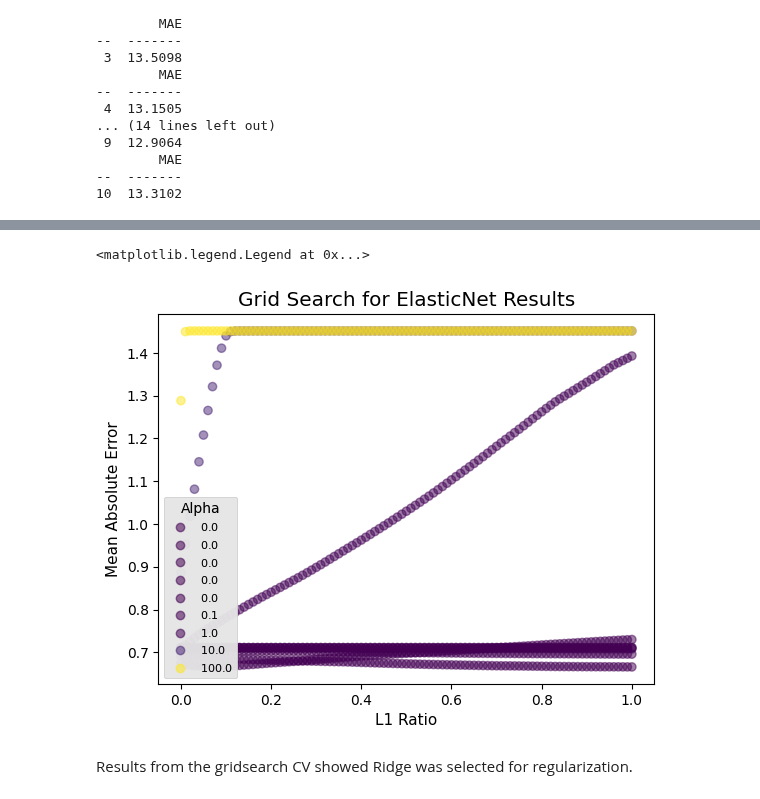
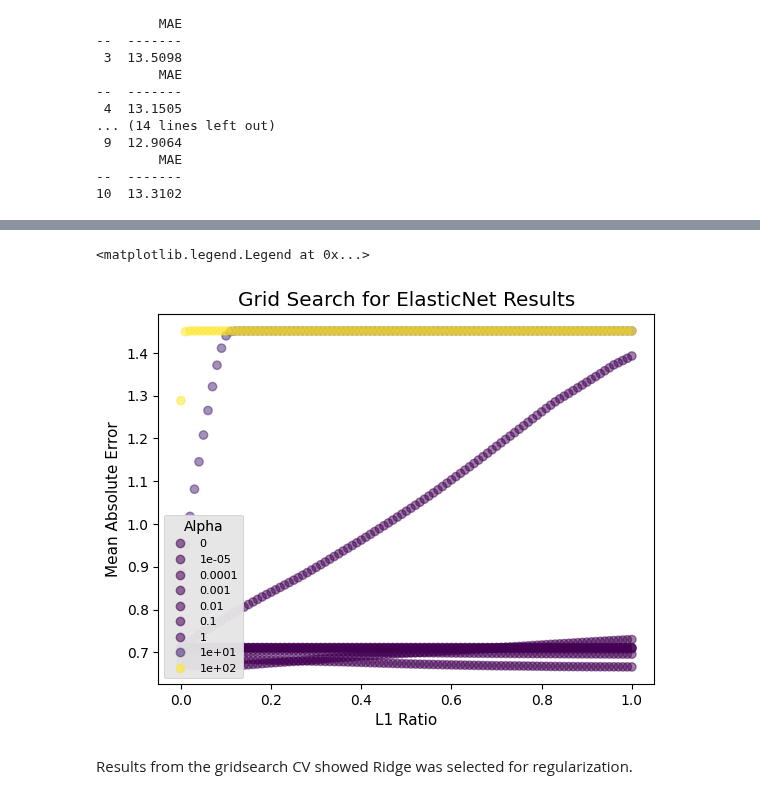
Before and after one commit to boneeyah/QTW, a Jupyter notebook: Case Study 1/Case_Study_1.ipynb, the cells around one changed output, grey strips where cells are left out. Saved outputs shown, nothing was run; the diff lists cells and outputs as text; code cells hidden in the pictures.

```diff
--- a/Case Study 1/Case_Study_1.ipynb
+++ b/Case Study 1/Case_Study_1.ipynb
@@ -345,18 +378,19 @@ Text(0.5, 0.98, 'Cross-Validated Predictions Plot')
 # %%
 fig, ax = plt.subplots()
 scatter=plt.scatter('l1_ratio', 'MAE', c='alpha', alpha=0.5, data=grid_results_table)
 plt.style.use('ggplot')
 plt.xlabel("L1 Ratio", size=11)
 plt.ylabel("Mean Absolute Error", size=11)
 plt.title('Grid Search for ElasticNet Results')
 
 # produce a legend with the unique colors from the scatter
-legend1 = ax.legend(*scatter.legend_elements(),
+kw = dict(fmt="{x:.0g}")
+legend1 = ax.legend(*scatter.legend_elements(**kw),
                     loc="lower left", title="Alpha",fontsize = 8)
 ax.add_artist(legend1)
 # %% [output]
 <matplotlib.legend.Legend at 0x...>
-[figure, old version]
+[figure, new version]
 # %% [markdown]
 Results from the gridsearch CV showed Ridge was selected for regularization.
 # %%
```
Also changed, not shown: parts of 10 cells of this notebook.
